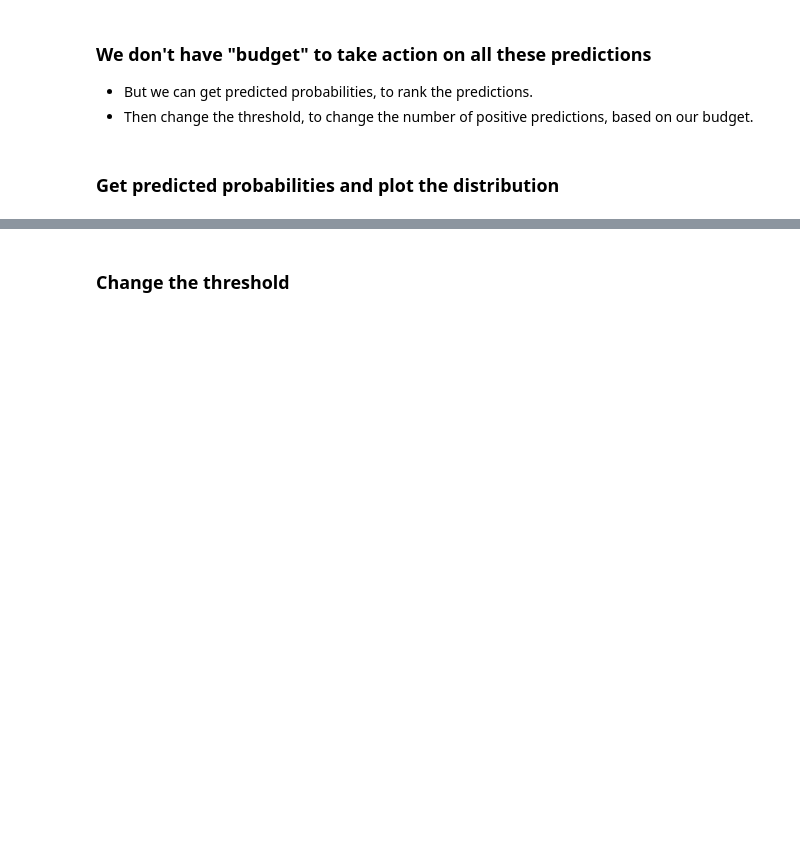
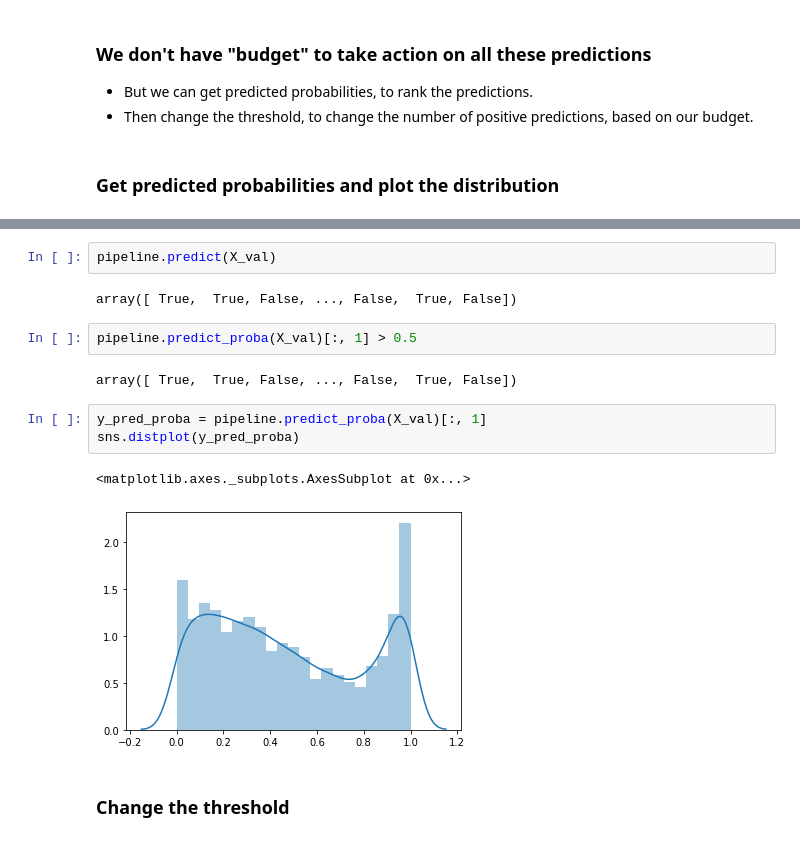
Before and after one commit to lmstephens/DS-Unit-2-Kaggle-Challenge, a Jupyter notebook: module4-classification-metrics/LS_DS_224.ipynb, the cells around one changed output, grey strips where cells are left out. Saved outputs shown, nothing was run; the diff lists cells and outputs as text; blank space fills up the shorter version.

```diff
--- a/module4-classification-metrics/LS_DS_224.ipynb
+++ b/module4-classification-metrics/LS_DS_224.ipynb
@@ -386,2 +429,16 @@ y_pred = pipeline.predict(X_val)
+# %%
+pipeline.predict(X_val)
+# %% [output]
+array([ True,  True, False, ..., False,  True, False])
+# %%
+pipeline.predict_proba(X_val)[:, 1] > 0.5
+# %% [output]
+array([ True,  True, False, ..., False,  True, False])
+# %%
+y_pred_proba = pipeline.predict_proba(X_val)[:, 1]
+sns.distplot(y_pred_proba)
+# %% [output]
+<matplotlib.axes._subplots.AxesSubplot at 0x...>
+[figure, added]
 # %% [markdown]
 ### Change the threshold
```
Also changed, not shown: parts of 12 cells of this notebook.
